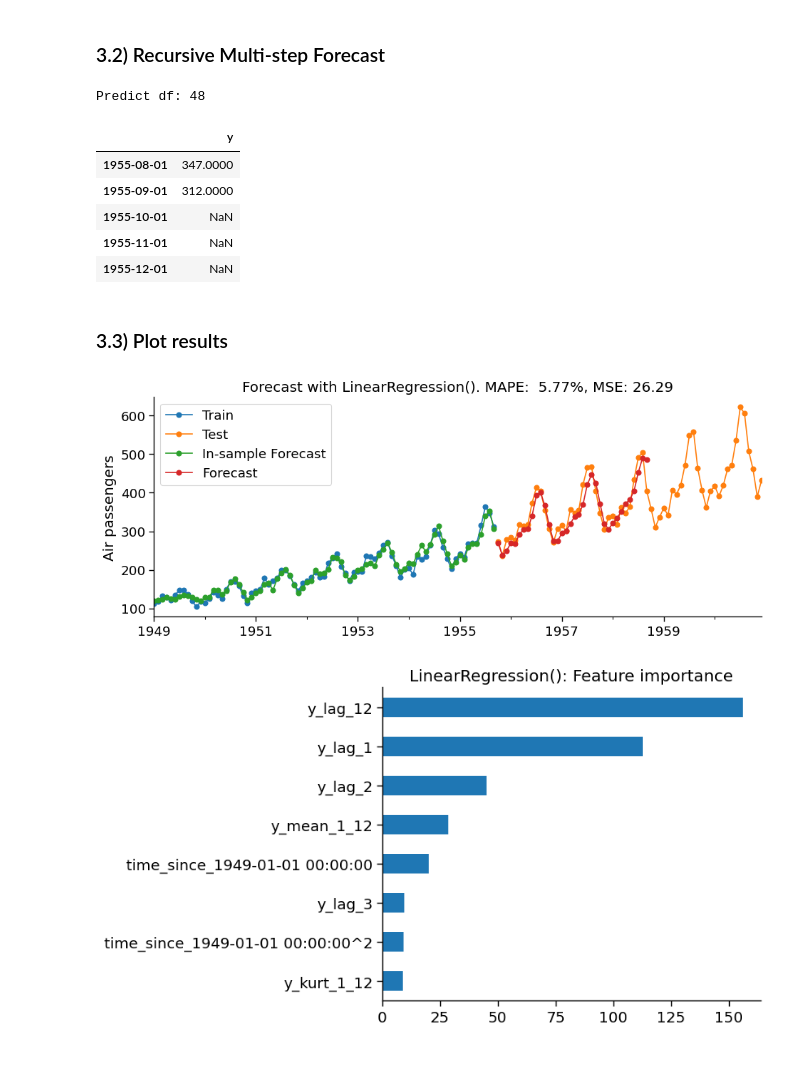
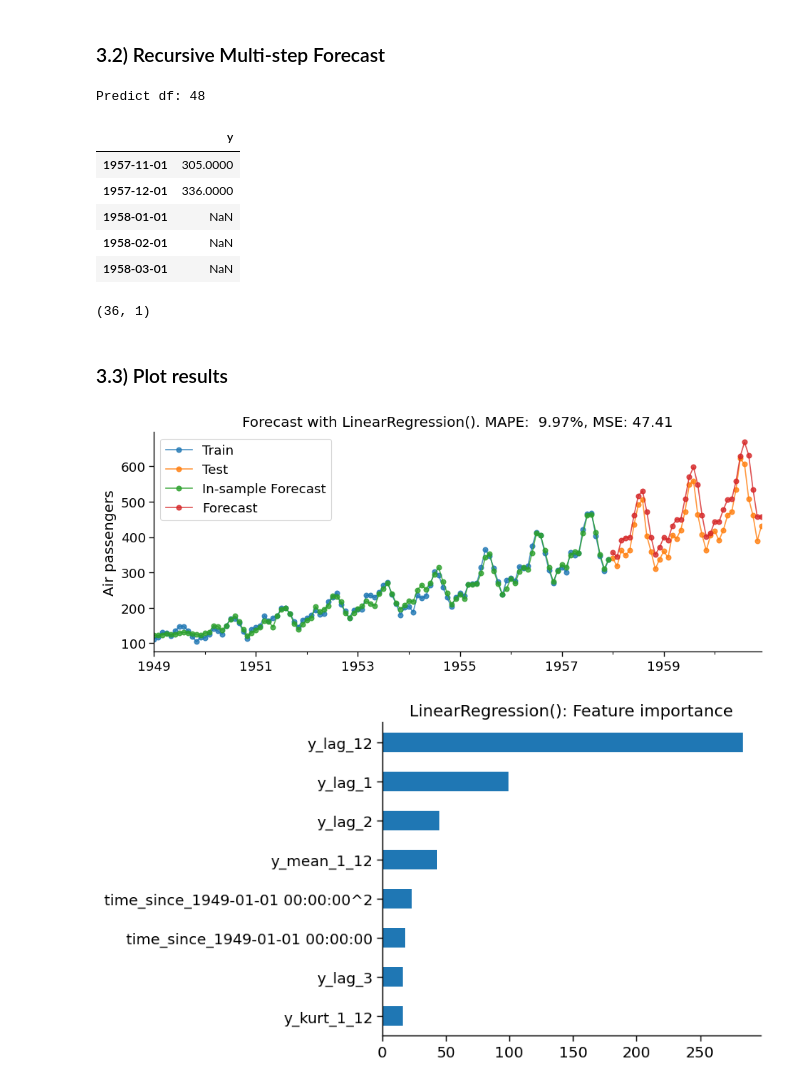
Before and after one commit to razielar/feature_engineering_ts_forecasting, a Jupyter notebook: 08_trend_features/03_recursive-forecasting.ipynb, the cells around one changed output. Drawn from its saved outputs; the diff is of its cells as text; code cells hidden in the pictures.

```diff
--- a/08_trend_features/03_recursive-forecasting.ipynb
+++ b/08_trend_features/03_recursive-forecasting.ipynb
@@ -173,7 +173,7 @@ Pipeline(steps=[('featureunion',
 # %% [markdown]
 ## 3) Forecast
 # %%
-forecast_start_time = pd.to_datetime("1955-10-01")
+forecast_start_time = pd.to_datetime("1958-01-01")
 # Define number of steps to forecast.
 num_of_forecast_steps = 36
 # Horizon
@@ -260,11 +260,11 @@ df_predict.iloc[10:15]
 # %% [output]
 Predict df: 48
 |  | y |
-| 1955-08-01 | 347.0000 |
-| 1955-09-01 | 312.0000 |
-| 1955-10-01 | NaN |
-| 1955-11-01 | NaN |
-| 1955-12-01 | NaN |
+| 1957-11-01 | 305.0000 |
+| 1957-12-01 | 336.0000 |
+| 1958-01-01 | NaN |
+| 1958-02-01 | NaN |
+| 1958-03-01 | NaN |
 # %%
 # --- RECURSIVE FORECASTING LOOP --- #
 for i in forecast_horizon:
@@ -280,6 +280,10 @@ for i in forecast_horizon:
 # --- GET FORECAST AND TEST VALUES --- #
 y_forecast = df_predict.loc[forecast_horizon, target]
 y_test = df_test.loc[forecast_start_time:, target]
+# %%
+y_forecast.shape
+# %% [output]
+(36, 1)
 # %%
 # --- CREATE IN-SAMPLE PREDICTIONS--- #
 y_forecast_train = model.predict(X_train)
@@ -298,21 +302,23 @@ mse = mean_squared_error(y_test.loc[y_forecast.index], y_forecast, squared=False
 # %%
 fig, ax = plt.subplots(figsize=[11, 4])
 
-y_train.plot(ax=ax, marker="o")
-y_test.plot(ax=ax, marker="o")
+# Plot train/test data
+y_train.plot(ax=ax, marker="o", alpha=0.8)
+y_test.plot(ax=ax, marker="o", alpha=0.8)
 
-y_forecast_train.plot(ax=ax, marker="o")
-y_forecast.plot(ax=ax, marker="o")
+# Plot Forecast
+y_forecast_train.plot(ax=ax, marker="o", alpha=0.8)
+y_forecast.plot(ax=ax, marker="o", alpha=0.8)
 
 
 ax.set_title(f"Forecast with {model}. MAPE: {mape: .2%}, MSE: {mse:.2f}")
 ax.legend(["Train", "Test", "In-sample Forecast", "Forecast"])
 ax.set_xlabel("")
 ax.set_ylabel(f"Air passengers")
 
 plt.show()
 # %% [output]
-[figure, old version]
+[figure, new version]
 # %%
 pd.Series(model.coef_[0], index=X_train.columns)\
     .abs()\
@@ -322,4 +328,4 @@ pd.Series(model.coef_[0], index=X_train.columns)\
 plt.title(f"{model}: Feature importance")
 plt.show()
 # %% [output]
-[figure, old version]
+[figure, new version]
```
Also changed, not shown: parts of 4 cells of this notebook, 1 other file.
